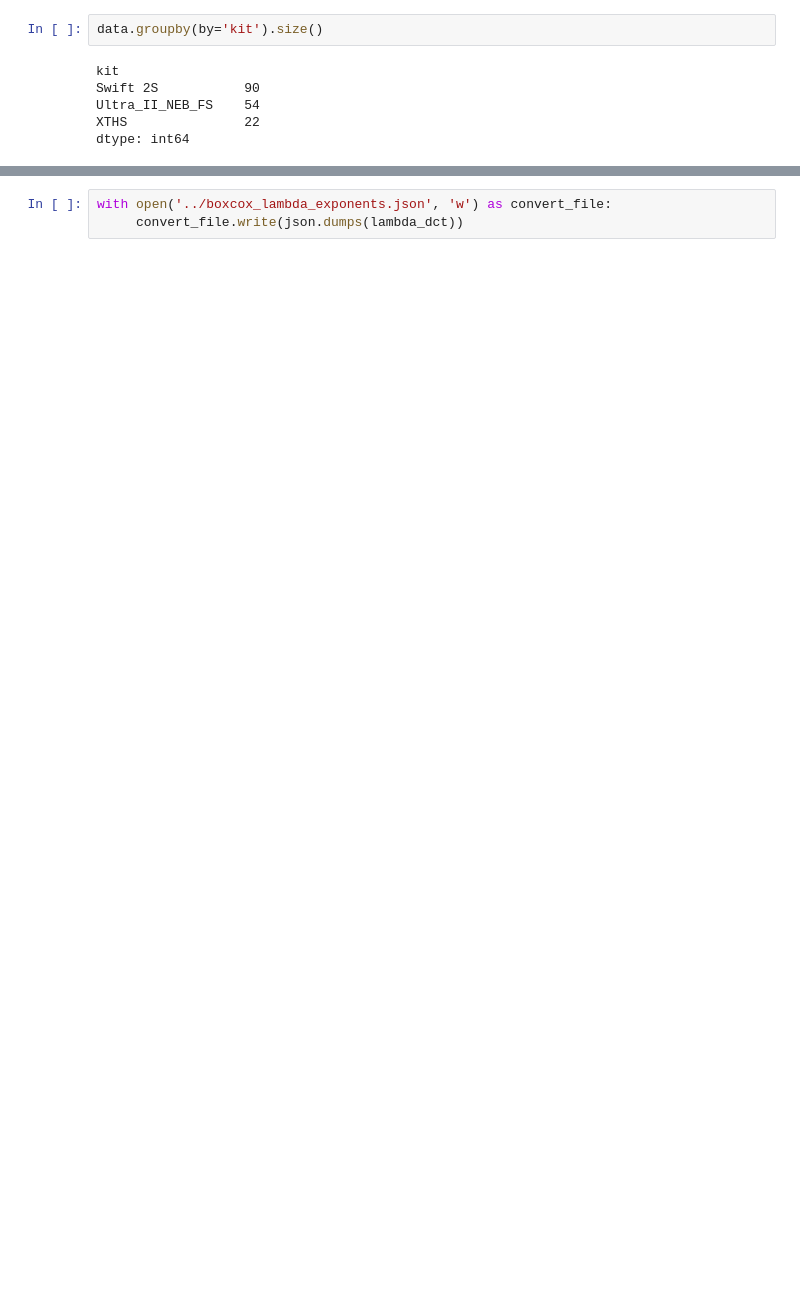
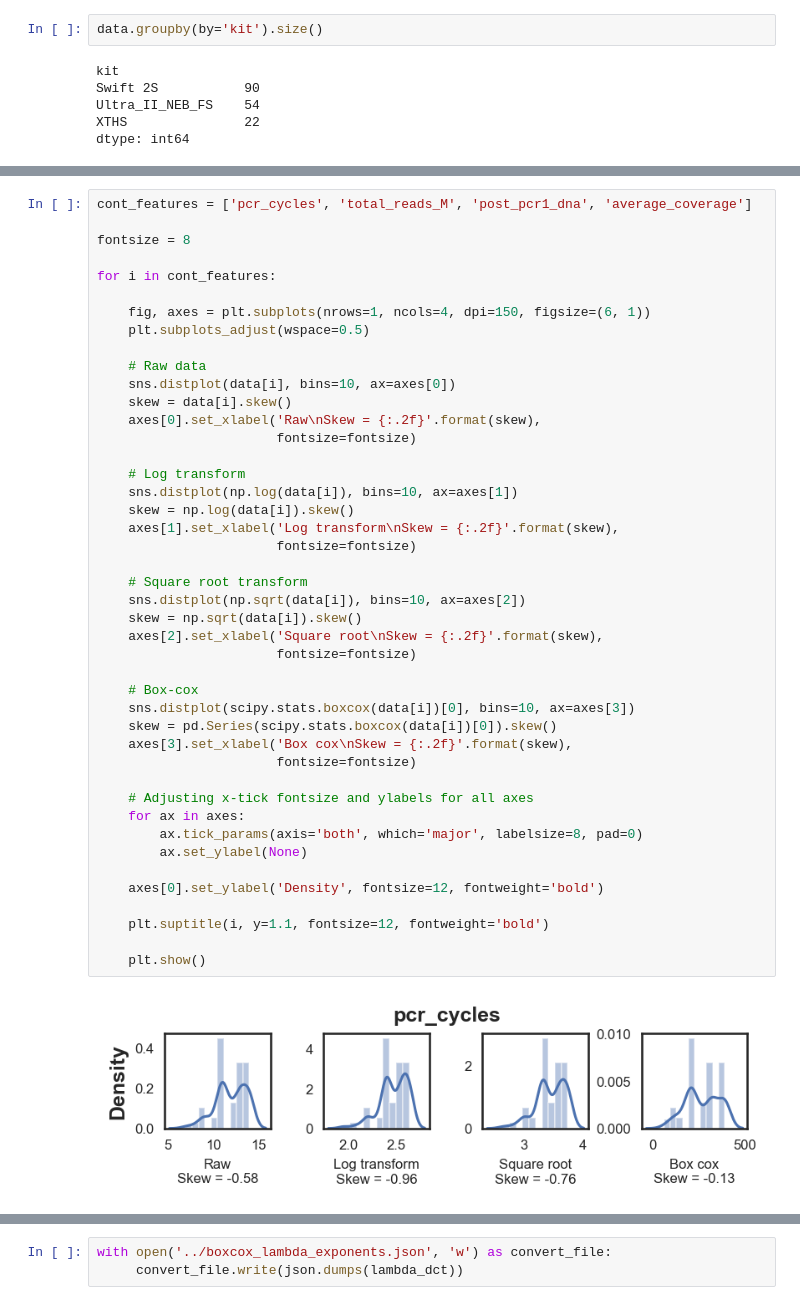
Before and after one commit to danielanach/PROCEED, a Jupyter notebook: model_training/build_PROCEED_model.ipynb, the cells around one changed output, grey strips where cells are left out. Drawn from its saved outputs; the diff is of its cells as text; blank space fills up the shorter version.

```diff
--- a/model_training/build_PROCEED_model.ipynb
+++ b/model_training/build_PROCEED_model.ipynb
@@ -150,0 +168,46 @@ Skew = -1.070203
+# %%
+cont_features = ['pcr_cycles', 'total_reads_M', 'post_pcr1_dna', 'average_coverage']
+
+fontsize = 8
+
+for i in cont_features:
+
+    fig, axes = plt.subplots(nrows=1, ncols=4, dpi=150, figsize=(6, 1))
+    plt.subplots_adjust(wspace=0.5)
+
+    # Raw data
+    sns.distplot(data[i], bins=10, ax=axes[0])
+    skew = data[i].skew()
+    axes[0].set_xlabel('Raw\nSkew = {:.2f}'.format(skew),
+                       fontsize=fontsize)
+
+    # Log transform
+    sns.distplot(np.log(data[i]), bins=10, ax=axes[1])
+    skew = np.log(data[i]).skew()
+    axes[1].set_xlabel('Log transform\nSkew = {:.2f}'.format(skew),
+                       fontsize=fontsize)
+
+    # Square root transform
+    sns.distplot(np.sqrt(data[i]), bins=10, ax=axes[2])
+    skew = np.sqrt(data[i]).skew()
+    axes[2].set_xlabel('Square root\nSkew = {:.2f}'.format(skew),
+                       fontsize=fontsize)
+
+    # Box-cox
+    sns.distplot(scipy.stats.boxcox(data[i])[0], bins=10, ax=axes[3])
+    skew = pd.Series(scipy.stats.boxcox(data[i])[0]).skew()
+    axes[3].set_xlabel('Box cox\nSkew = {:.2f}'.format(skew),
+                       fontsize=fontsize)
+
+    # Adjusting x-tick fontsize and ylabels for all axes
+    for ax in axes:
+        ax.tick_params(axis='both', which='major', labelsize=8, pad=0)
+        ax.set_ylabel(None)
+
+    axes[0].set_ylabel('Density', fontsize=12, fontweight='bold')
+
+    plt.suptitle(i, y=1.1, fontsize=12, fontweight='bold')
+
+    plt.show()
+# %% [output]
+[figure, added]
```
Also changed, not shown: parts of 65 cells of this notebook.
